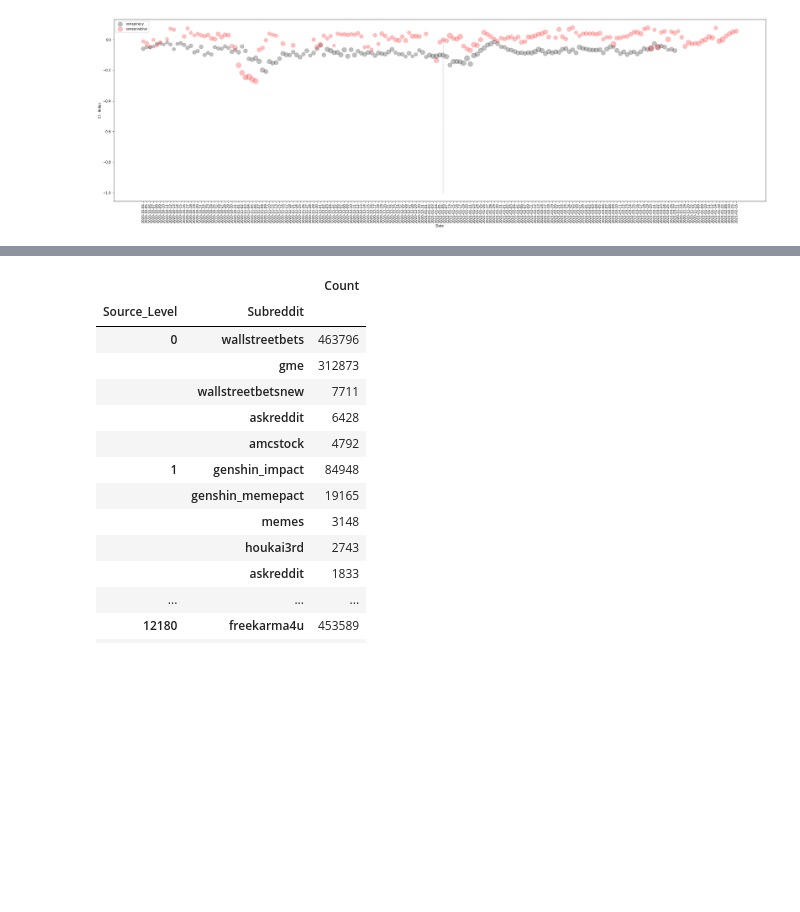
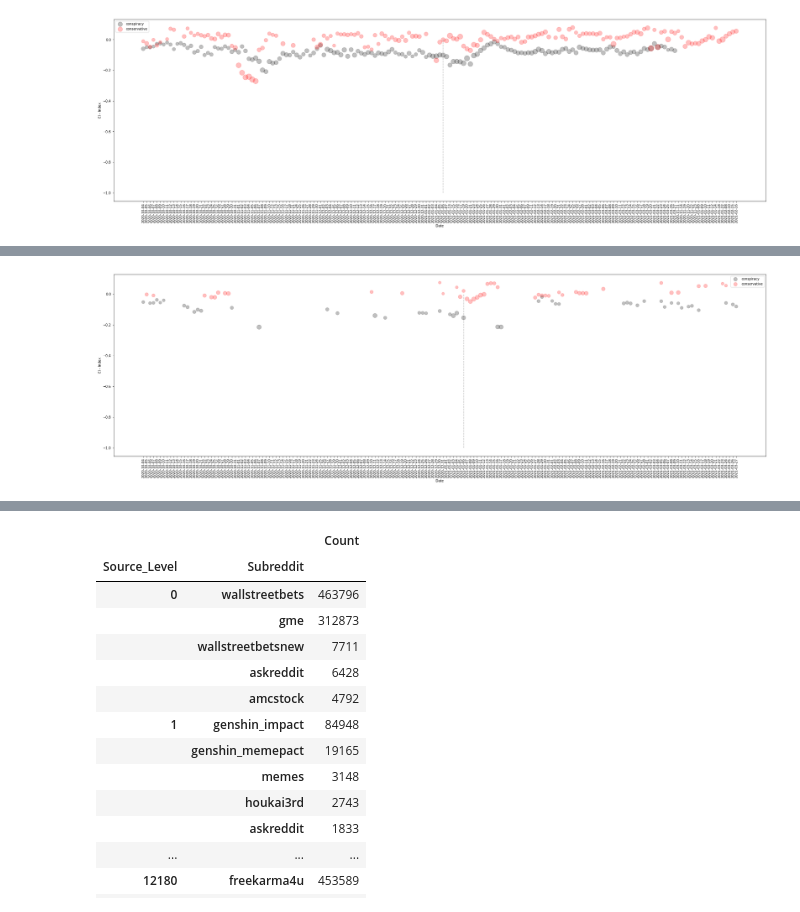
Before and after one commit to casonk/pushshift_python, a Jupyter notebook: Great_Lakes_HPC/ipynbs/conspiracy_tracer.ipynb, the cells around one changed output, grey strips where cells are left out. Drawn from its saved outputs; the diff is of its cells as text; code cells hidden in the pictures; blank space fills up the shorter version.

```diff
--- a/Great_Lakes_HPC/ipynbs/conspiracy_tracer.ipynb
+++ b/Great_Lakes_HPC/ipynbs/conspiracy_tracer.ipynb
@@ -235,0 +291,4 @@ plotter(5,5)
+# %%
+plotter(10,10)
+# %% [output]
+[figure, added]
```
Also changed, not shown: parts of 8 cells of this notebook, 3 other files.
